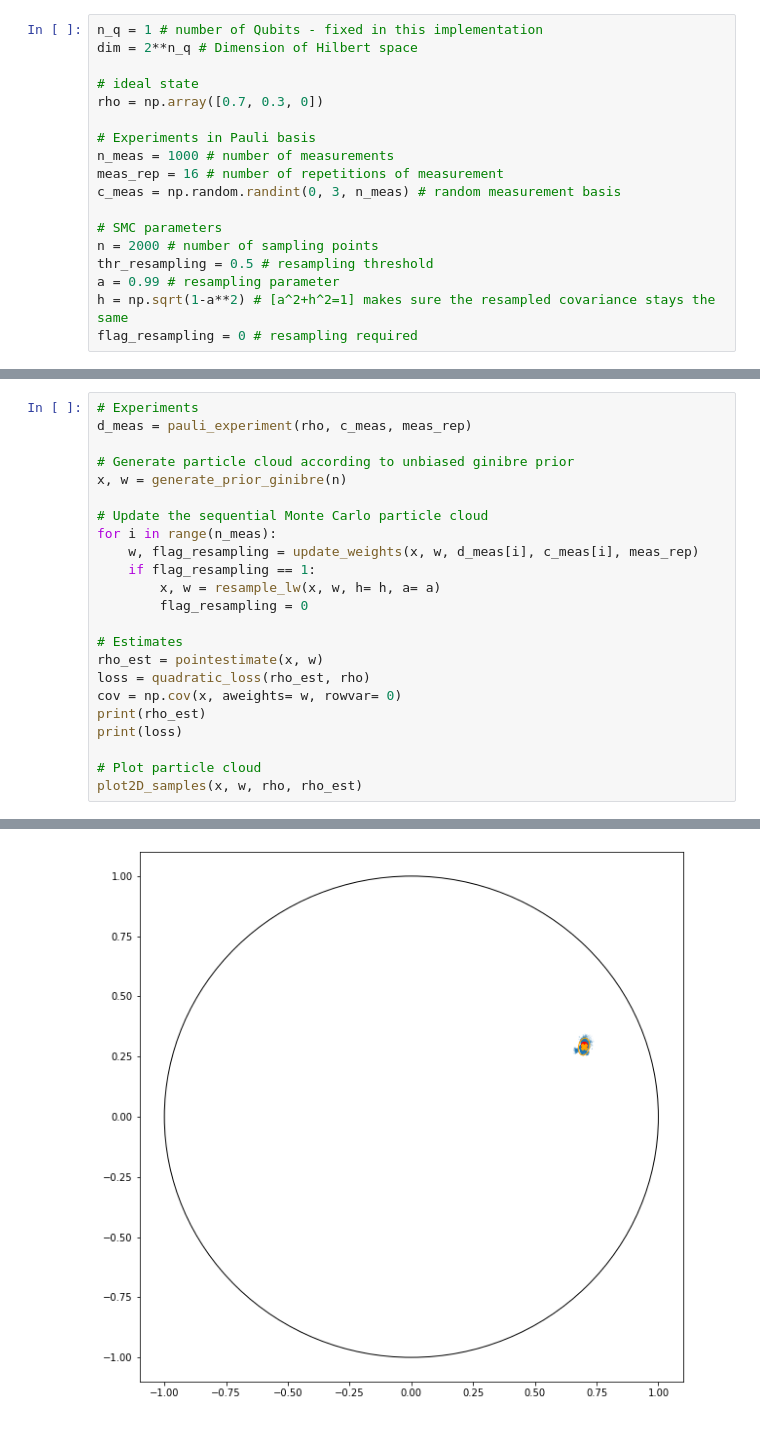
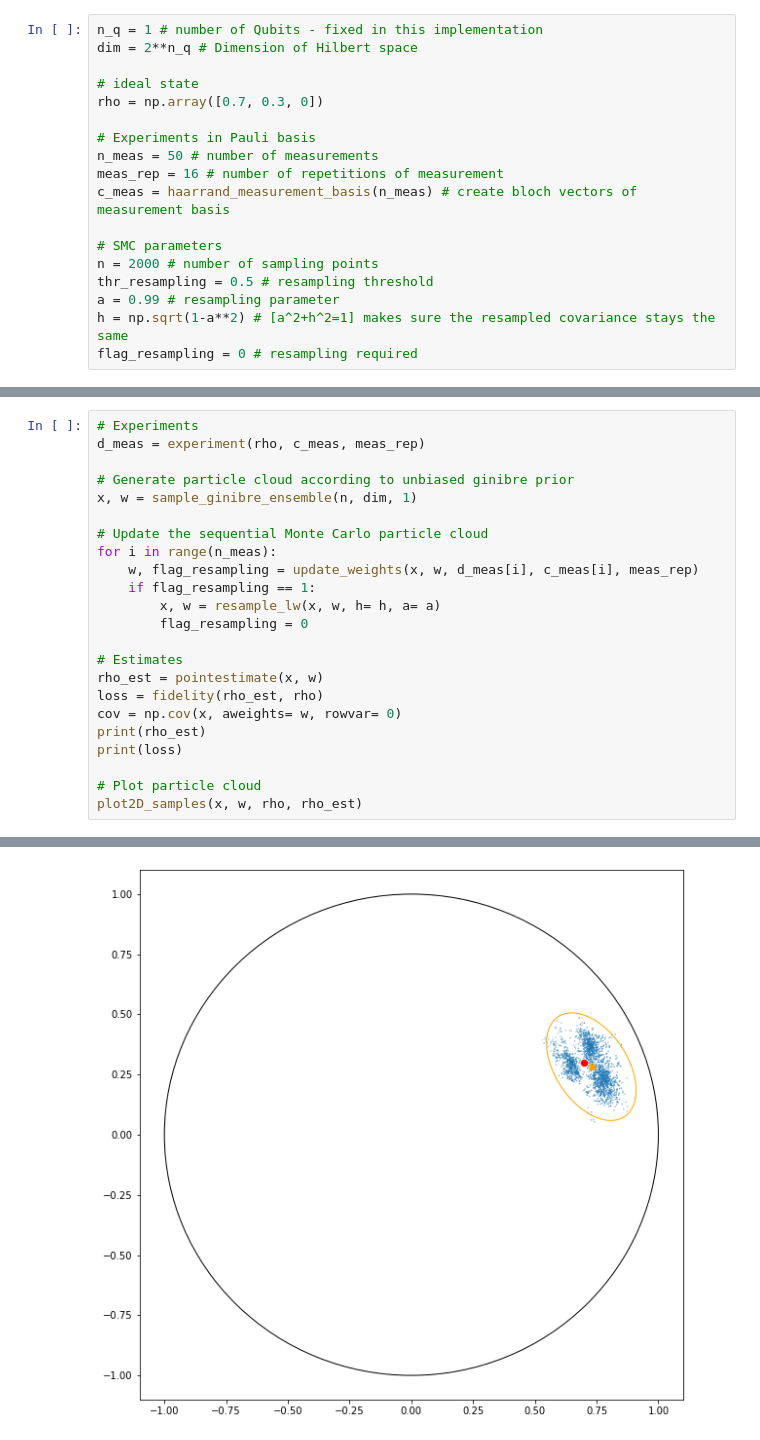
Before and after one commit to kaufmannnoah/BMEMOMN, a Jupyter notebook: 1qBayesianStateEstimation.ipynb, the cells around one changed output, grey strips where cells are left out. Saved outputs shown, nothing was run; the diff lists cells and outputs as text.

```diff
--- a/1qBayesianStateEstimation.ipynb
+++ b/1qBayesianStateEstimation.ipynb
@@ -106,9 +126,9 @@ dim = 2**n_q # Dimension of Hilbert space
 rho = np.array([0.7, 0.3, 0])
 
 # Experiments in Pauli basis
-n_meas = 1000 # number of measurements
+n_meas = 50 # number of measurements
 meas_rep = 16 # number of repetitions of measurement
-c_meas = np.random.randint(0, 3, n_meas) # random measurement basis
+c_meas = haarrand_measurement_basis(n_meas) # create bloch vectors of measurement basis
 
 # SMC parameters
 n = 2000 # number of sampling points
@@ -119,9 +144,9 @@ flag_resampling = 0 # resampling required
 # %%
 # Experiments
-d_meas = pauli_experiment(rho, c_meas, meas_rep)
+d_meas = experiment(rho, c_meas, meas_rep)
 
 # Generate particle cloud according to unbiased ginibre prior
-x, w = generate_prior_ginibre(n)
+x, w = sample_ginibre_ensemble(n, dim, 1)
 
 # Update the sequential Monte Carlo particle cloud
 for i in range(n_meas):
@@ -132,7 +157,7 @@ for i in range(n_meas):
 
 # Estimates
 rho_est = pointestimate(x, w)
-loss = quadratic_loss(rho_est, rho)
+loss = fidelity(rho_est, rho)
 cov = np.cov(x, aweights= w, rowvar= 0)
 print(rho_est)
 print(loss)
@@ -145 +170 @@ plot2D_samples(x, w, rho, rho_est)
-[figure, old version]
+[figure, new version]
```
Also changed, not shown: parts of 4 cells of this notebook, 1 other file.
